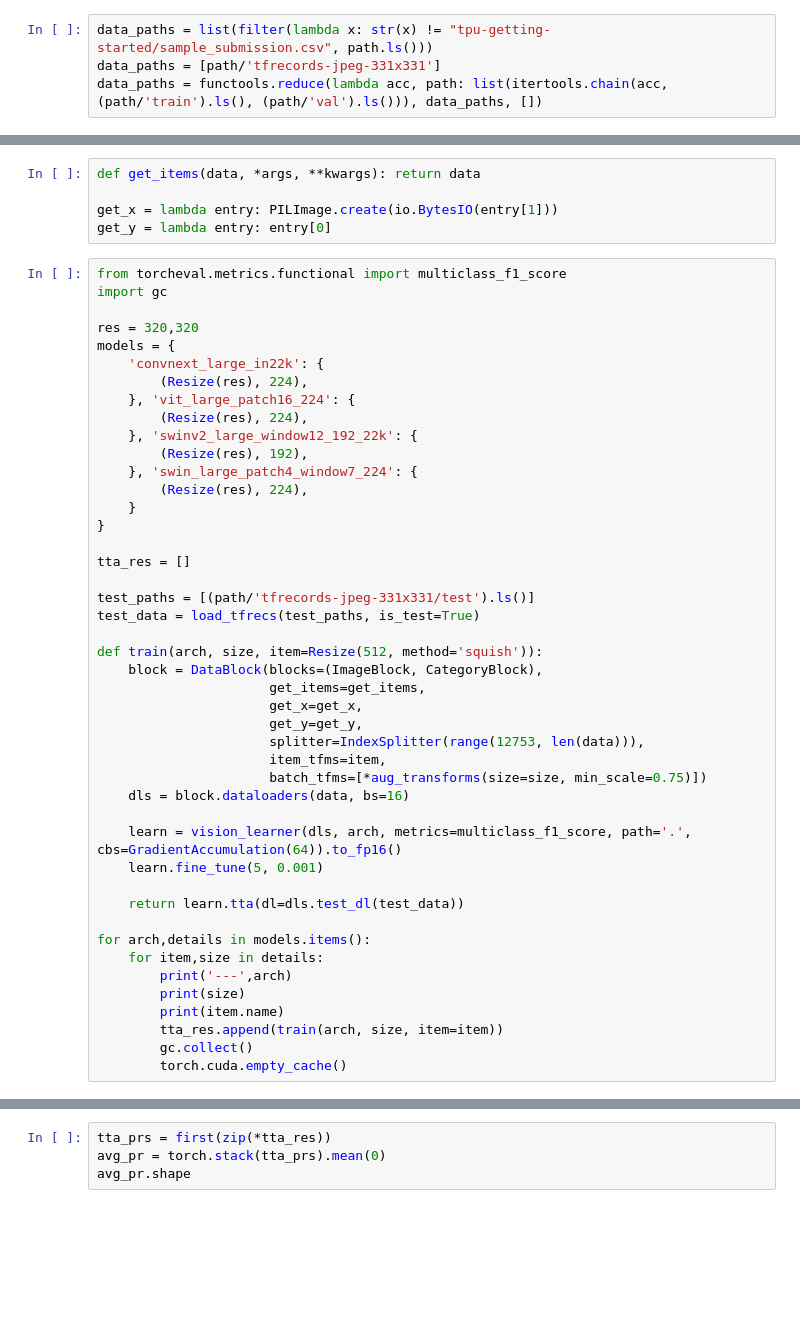
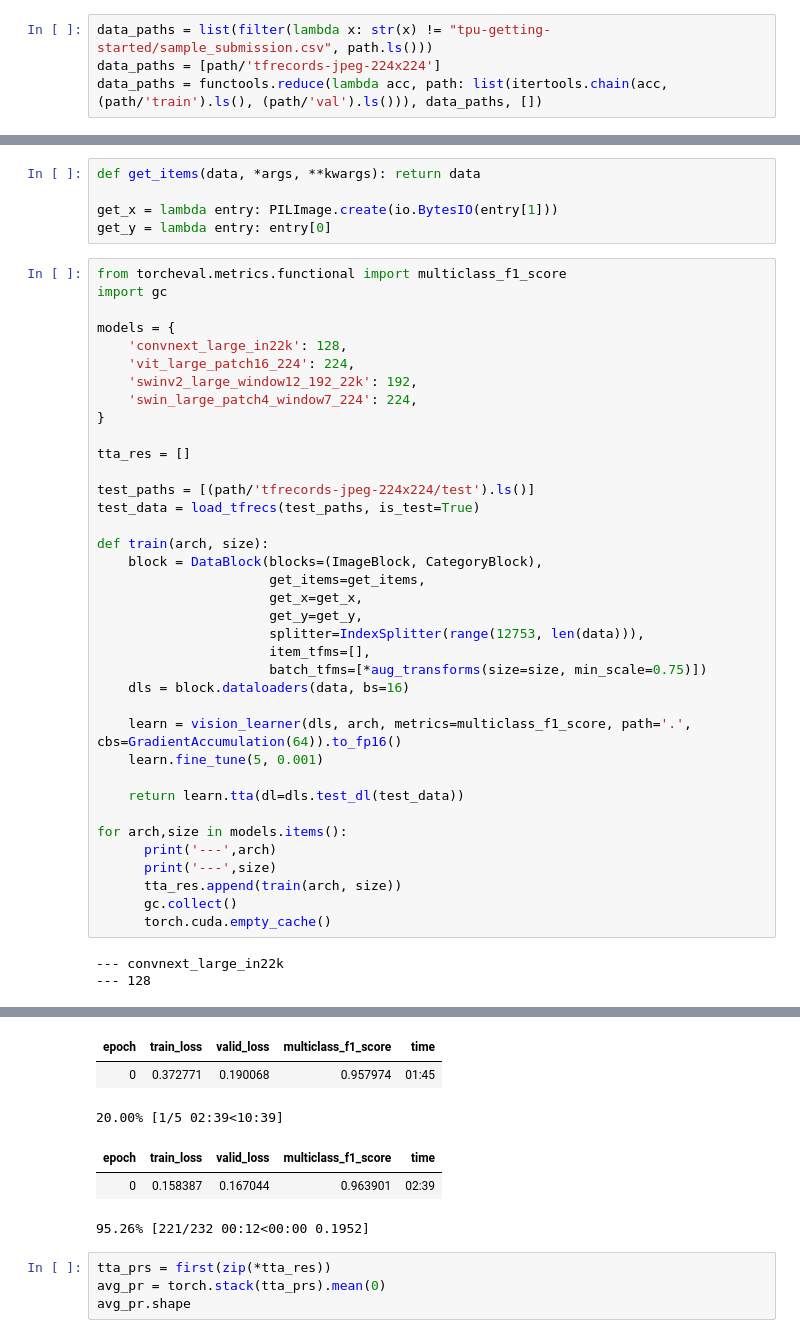
Before and after one commit to AlexChalk/ml_env, a Jupyter notebook: petals_to_the_metal/03.ipynb, the cells around one changed output, grey strips where cells are left out. Cells and saved outputs as stored; diff of their text form; blank space fills up the shorter version.

```diff
--- a/petals_to_the_metal/03.ipynb
+++ b/petals_to_the_metal/03.ipynb
@@ -47,6 +53,6 @@ path.ls()
 # %%
 data_paths = list(filter(lambda x: str(x) != "tpu-getting-started/sample_submission.csv", path.ls()))
-data_paths = [path/'tfrecords-jpeg-331x331']
+data_paths = [path/'tfrecords-jpeg-224x224']
 data_paths = functools.reduce(lambda acc, path: list(itertools.chain(acc, (path/'train').ls(), (path/'val').ls())), data_paths, [])
 # %%
 import tensorflow as tf
@@ -90,31 +105,25 @@ get_y = lambda entry: entry[0]
 from torcheval.metrics.functional import multiclass_f1_score
 import gc
 
-res = 320,320
 models = {
-    'convnext_large_in22k': {
-        (Resize(res), 224),
-    }, 'vit_large_patch16_224': {
-        (Resize(res), 224),
-    }, 'swinv2_large_window12_192_22k': {
-        (Resize(res), 192),
-    }, 'swin_large_patch4_window7_224': {
-        (Resize(res), 224),
-    }
+    'convnext_large_in22k': 128,
+    'vit_large_patch16_224': 224,
+    'swinv2_large_window12_192_22k': 192,
+    'swin_large_patch4_window7_224': 224,
 }
 
 tta_res = []
 
-test_paths = [(path/'tfrecords-jpeg-331x331/test').ls()]
+test_paths = [(path/'tfrecords-jpeg-224x224/test').ls()]
 test_data = load_tfrecs(test_paths, is_test=True)
 
-def train(arch, size, item=Resize(512, method='squish')):
+def train(arch, size):
     block = DataBlock(blocks=(ImageBlock, CategoryBlock),
                       get_items=get_items,
                       get_x=get_x,
                       get_y=get_y,
                       splitter=IndexSplitter(range(12753, len(data))),
-                      item_tfms=item,
+                      item_tfms=[],
                       batch_tfms=[*aug_transforms(size=size, min_scale=0.75)])
     dls = block.dataloaders(data, bs=16)
 
@@ -123,11 +132,12 @@ def train(arch, size, item=Resize(512, method='squish')):
 
     return learn.tta(dl=dls.test_dl(test_data))
 
-for arch,details in models.items():
-    for item,size in details:
-        print('---',arch)
-        print(size)
-        print(item.name)
-        tta_res.append(train(arch, size, item=item))
-        gc.collect()
-        torch.cuda.empty_cache()
+for arch,size in models.items():
+      print('---',arch)
+      print('---',size)
+      tta_res.append(train(arch, size))
+      gc.collect()
+      torch.cuda.empty_cache()
+# %% [output]
+--- convnext_large_in22k
+--- 128
@@ -134,3 +145,9 @@ for arch,details in models.items():
+| epoch | train_loss | valid_loss | multiclass_f1_score | time |
+| 0 | 0.372771 | 0.190068 | 0.957974 | 01:45 |
+20.00% [1/5 02:39<10:39]
+| epoch | train_loss | valid_loss | multiclass_f1_score | time |
+| 0 | 0.158387 | 0.167044 | 0.963901 | 02:39 |
+95.26% [221/232 00:12<00:00 0.1952]
 # %%
 tta_prs = first(zip(*tta_res))
 avg_pr = torch.stack(tta_prs).mean(0)
```
Also changed, not shown: parts of 11 cells of this notebook, 1 other file.
